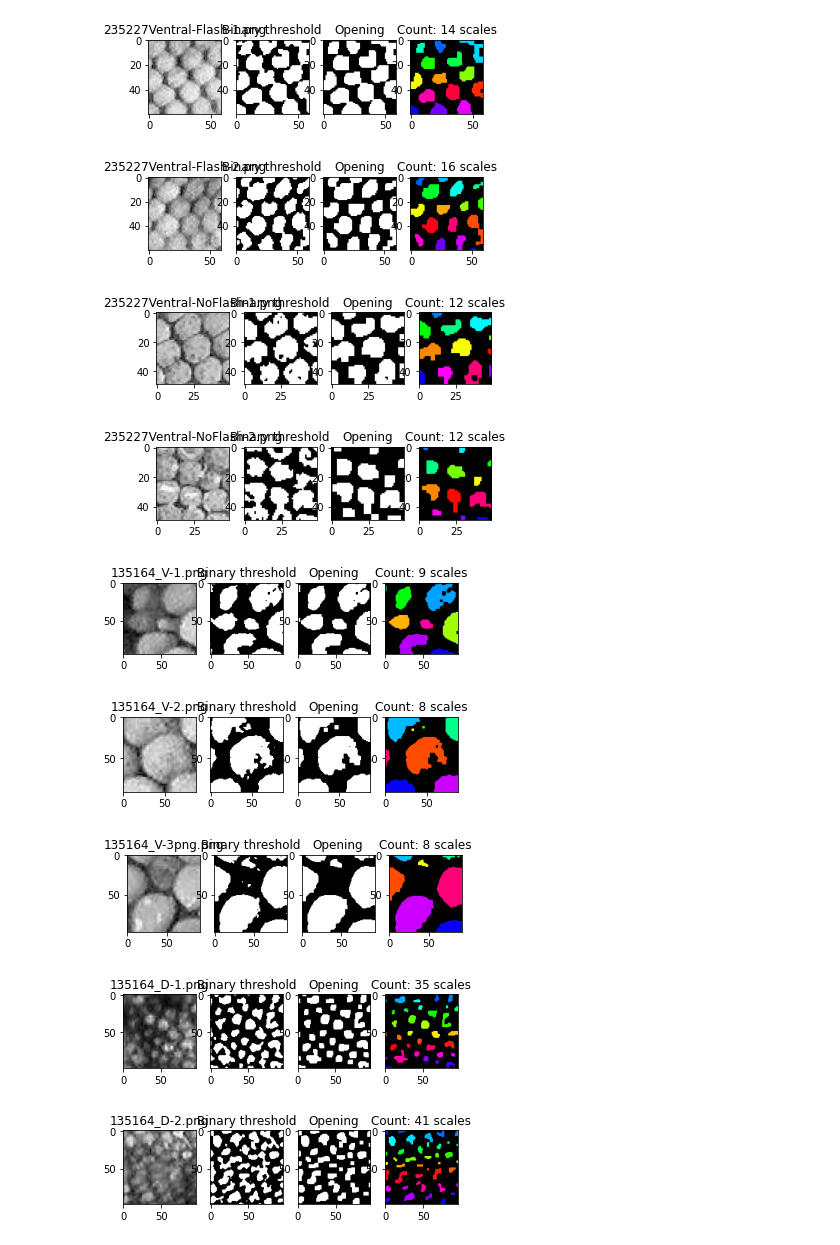
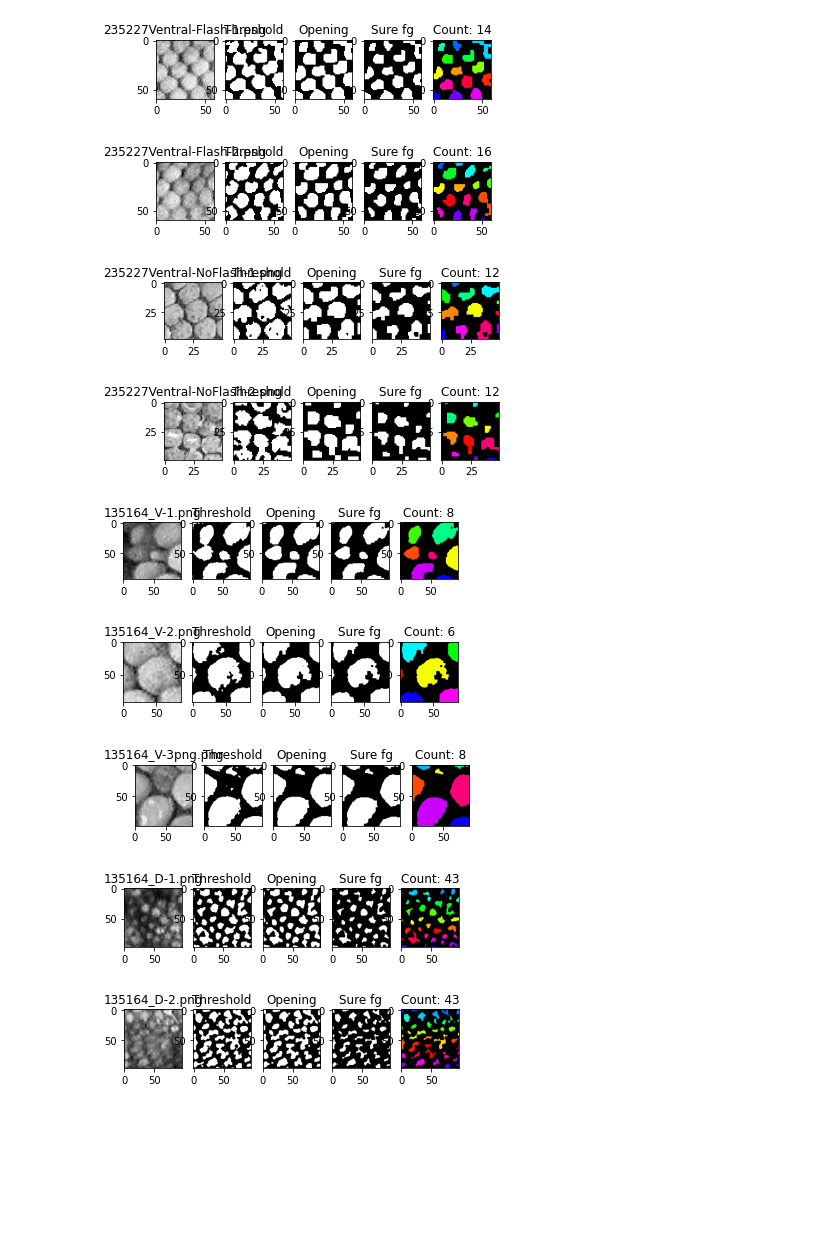
Before and after one commit to tanyasarkinjain/Anoles-group, a Jupyter notebook: Adaptive_Thresholding.ipynb, the cells around one changed output. Cells and saved outputs as stored; diff of their text form; code cells hidden in the pictures; blank space fills up the shorter version.

```diff
--- a/Adaptive_Thresholding.ipynb
+++ b/Adaptive_Thresholding.ipynb
@@ -4,23 +4,37 @@ import cv2
 from matplotlib import pyplot as plt
 import os
 # %%
-def countScales(imgName, blockSize, openingNum=2):
+def countScales(imgName, blockSize, openingIterations=2):
     img = cv2.imread(imgName)
+
+    # convert to grayscale
     gray = cv2.cvtColor(img, cv2.COLOR_BGR2GRAY)
+
+    plt.subplot(1, 5, 1), plt.imshow(gray, 'gray')
+    plt.title(imgName[12:])
 
     # blur and adaptive thresholding
     # source: https://docs.opencv.org/master/d7/d4d/tutorial_py_thresholding.html
     blur = cv2.GaussianBlur(gray,(5,5),0)
     thresh = cv2.adaptiveThreshold(blur, 255, cv2.ADAPTIVE_THRESH_MEAN_C, cv2.THRESH_BINARY, blockSize, -2)
 
+    plt.subplot(1, 5, 2), plt.imshow(thresh, 'gray')
+    plt.title('Threshold')
+
     # Remove noise by opening
     kernel = np.ones((3,3),np.uint8)
-    opening = cv2.morphologyEx(thresh, cv2.MORPH_OPEN,kernel, iterations=openingNum)
+    opening = cv2.morphologyEx(thresh, cv2.MORPH_OPEN,kernel, iterations=openingIterations)
+
+    plt.subplot(1, 5, 3), plt.imshow(opening, 'gray')
+    plt.title('Opening')
 
     # Finding sure foreground area
     dist_transform = cv2.distanceTransform(opening,cv2.DIST_L2,5)
     ret, sure_fg = cv2.threshold(dist_transform, 1.5, 255, 0)
     sure_fg = np.uint8(sure_fg)
+
+    plt.subplot(1, 5, 4), plt.imshow(sure_fg, 'gray')
+    plt.title('Sure fg')
 
     # Label and count
     # source: https://medium.com/analytics-vidhya/images-processing-segmentation-and-objects-counting-in-an-image-with-python-and-opencv-216cd38aca8e
@@ -32,44 +46,36 @@ def countScales(imgName, blockSize, openingNum=2):
     labeled_img = cv2.cvtColor(labeled_img, cv2.COLOR_HSV2BGR)
     labeled_img[label_hue == 0] = 0
 
-    plt.subplot(1, 4, 1), plt.imshow(gray, 'gray')
-    plt.title(imgName[12:])
-    plt.subplot(1, 4, 2), plt.imshow(thresh, 'gray')
-    plt.title('Binary threshold')
-    plt.subplot(1, 4, 3), plt.imshow(opening, 'gray')
-    plt.title('Opening')
-    plt.subplot(1, 4, 4), plt.imshow(labeled_img, 'gray')
-    plt.title('Count: ' + str(count) + ' scales')
+    plt.subplot(1, 5, 5), plt.imshow(labeled_img, 'gray')
+    plt.title('Count: ' + str(count))
     plt.show()
-
-    return count
 # %%
 # Blocksize must be an odd number
 countScales('More_images/235227Ventral-Flash-1.png', 15)
 countScales('More_images/235227Ventral-Flash-2.png', 15)
 
 countScales('More_images/235227Ventral-NoFlash-1.png', 15)
 countScales('More_images/235227Ventral-NoFlash-2.png', 15)
 
-countScales('More_images/135164_V-1.png', 35)
-countScales('More_images/135164_V-2.png', 65)
+countScales('More_images/135164_V-1.png', 45)
+countScales('More_images/135164_V-2.png', 75)
 countScales('More_images/135164_V-3png.png', 65)
 
 countScales('More_images/135164_D-1.png', 15)
 countScales('More_images/135164_D-2.png', 15)
 countScales('More_images/135164_D-3.png', 15)
 
 countScales('More_images/235237Dorsal-Flash-1.png', 15, 1)
 countScales('More_images/235237Dorsal-Flash-2.png', 15, 1)
 
 countScales('More_images/235233Dorsal-Flash-1.png', 15, 1)
 # %% [output]
-[figure, old version]
+[figure, new version]
-[figure, old version]
+[figure, new version]
-[figure, old version]
+[figure, new version]
-[figure, old version]
+[figure, new version]
-[figure, old version]
+[figure, new version]
-[figure, old version]
+[figure, new version]
-[figure, old version]
+[figure, new version]
-[figure, old version]
+[figure, new version]
-[figure, old version]
+[figure, new version]
```
Also changed, not shown: parts of 2 cells of this notebook.
